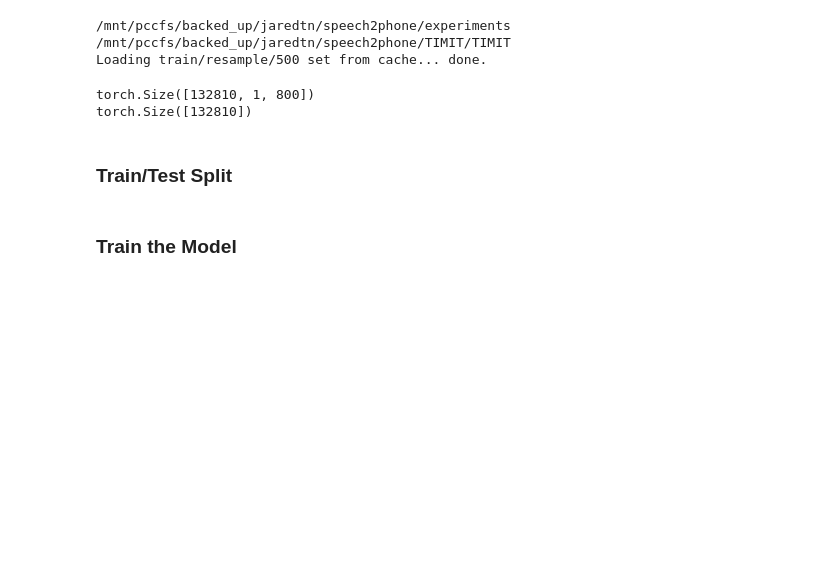
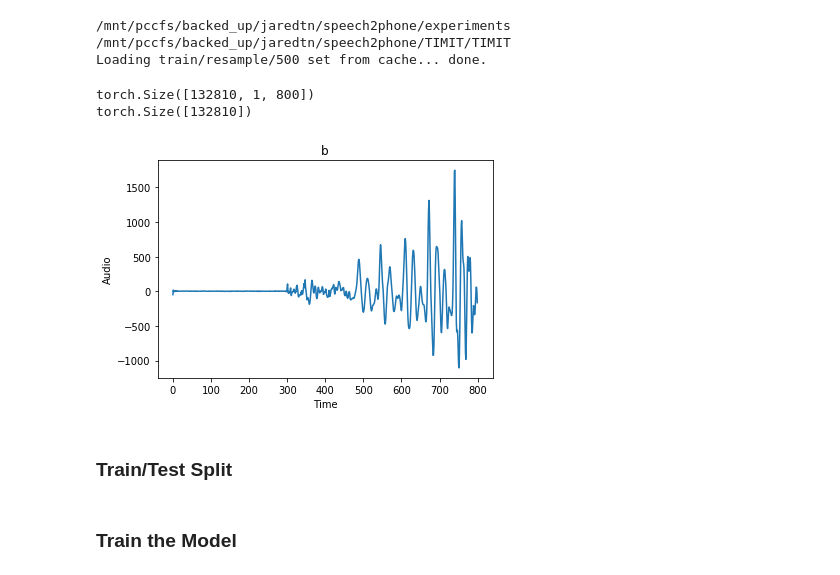
Before and after one commit to jarednielsen/speech2phone, a Jupyter notebook: experiments/resnet_conv1d.ipynb, the cells around one changed output. Saved outputs shown, nothing was run; the diff lists cells and outputs as text; code cells hidden in the pictures; blank space fills up the shorter version.

```diff
--- a/experiments/resnet_conv1d.ipynb
+++ b/experiments/resnet_conv1d.ipynb
@@ -45,6 +61,19 @@ print(labels_tensor.shape)
 # %% [output]
 torch.Size([132810, 1, 800])
 torch.Size([132810])
+# %%
+def display_and_save_phoneme(i):
+    phoneme, label = audio_tensor[i,0].numpy(), get_phones(int(labels_tensor[i].item()))
+    plt.plot(phoneme)
+    plt.xlabel("Time")
+    plt.ylabel("Audio")
+    plt.title(label)
+    plt.savefig('phoneme_{}.jpg'.format(label))
+    plt.show()
+
+display_and_save_phoneme(np.random.randint(100))
+# %% [output]
+[figure, added]
 # %% [markdown]
 ### Train/Test Split
 # %%
```
Also changed, not shown: parts of 4 cells of this notebook, 10 other files.
